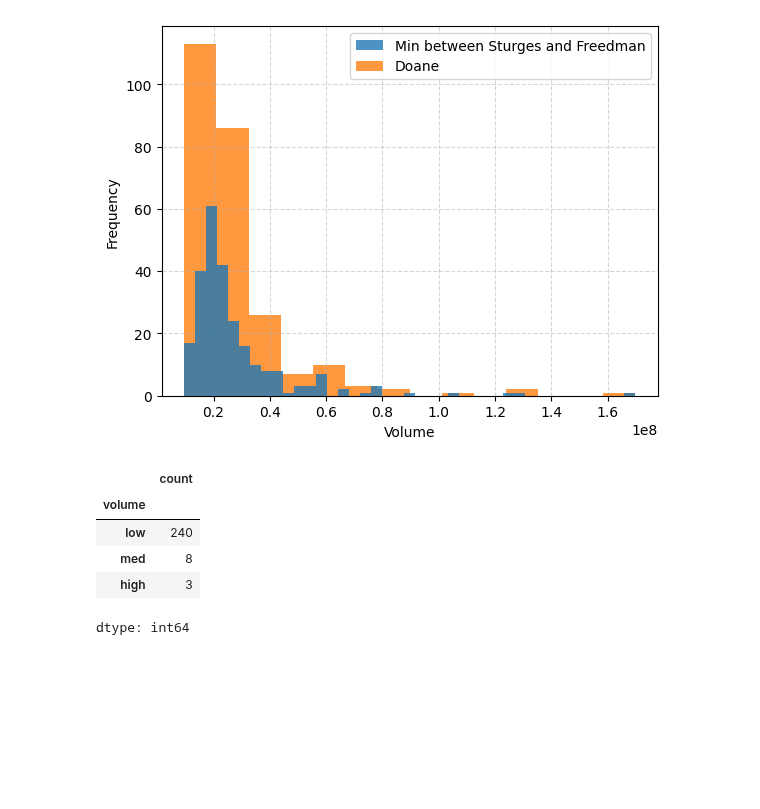
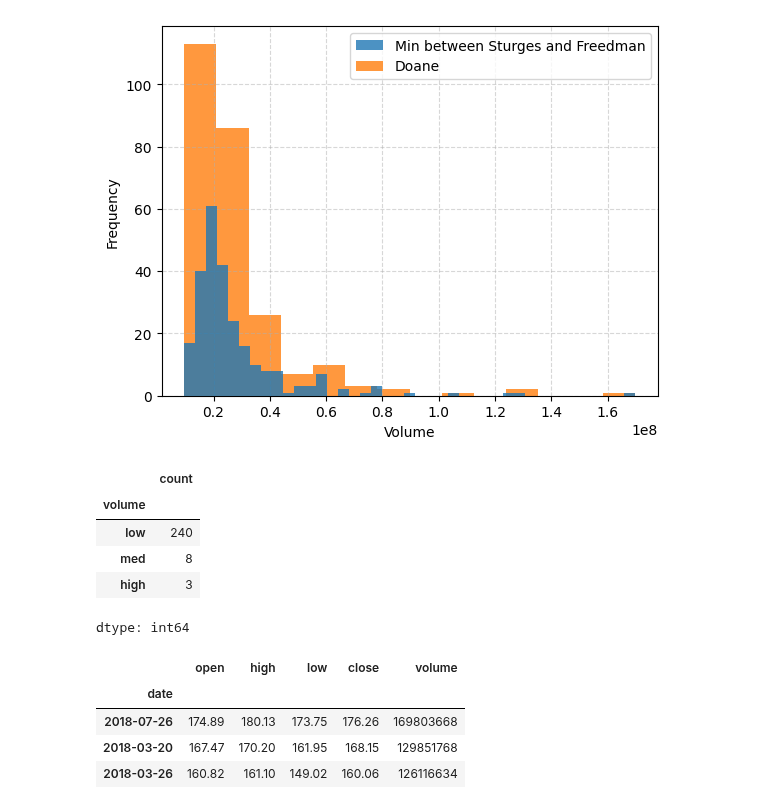
Before and after one commit to OfTheByteQuest/Data-Analytics-Learning-and-Projects, a Jupyter notebook: Chapter-4/Chapter_4.ipynb, the cells around one changed output. Drawn from its saved outputs; the diff is of its cells as text; code cells hidden in the pictures; blank space fills up the shorter version.

```diff
--- a/Chapter-4/Chapter_4.ipynb
+++ b/Chapter-4/Chapter_4.ipynb
@@ -939,3 +951,11 @@ volume_binned.value_counts()
 | med | 8 |
 | high | 3 |
 dtype: int64
+# %%
+fb[volume_binned == 'high'].sort_values('volume', ascending=False)
+# %% [output]
+|  | open | high | low | close | volume |
+| date |  |  |  |  |  |
+| 2018-07-26 | 174.89 | 180.13 | 173.75 | 176.26 | 169803668 |
+| 2018-03-20 | 167.47 | 170.20 | 161.95 | 168.15 | 129851768 |
+| 2018-03-26 | 160.82 | 161.10 | 149.02 | 160.06 | 126116634 |
```
Also changed, not shown: parts of 24 cells of this notebook.
